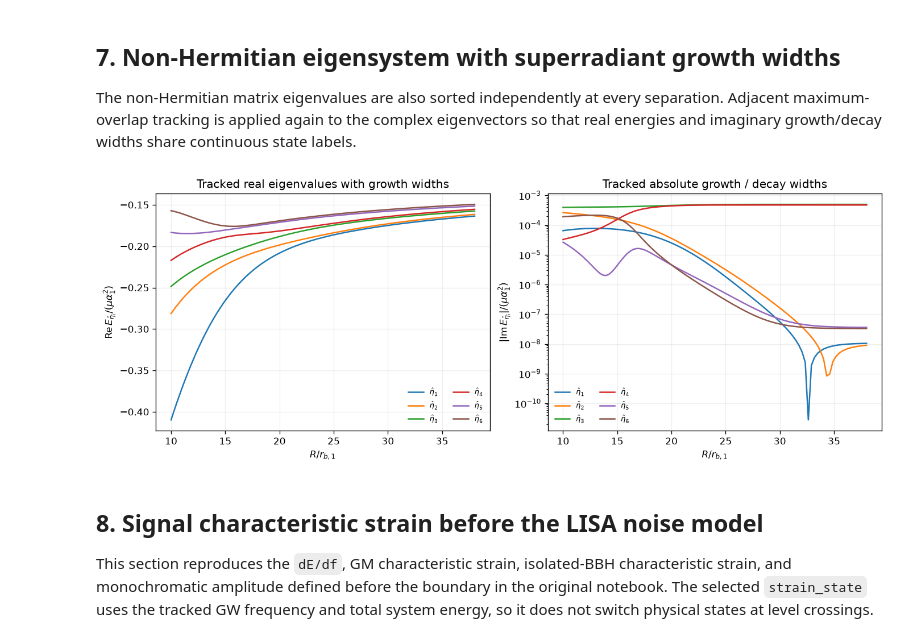
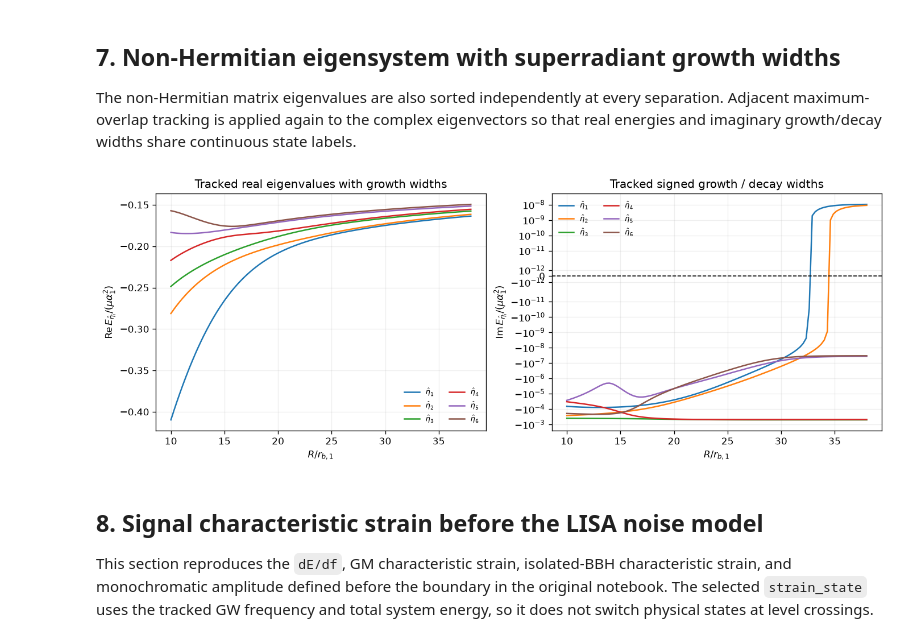
Before and after one commit to davidliuyh/GM, a Jupyter notebook: src/v2/plot.ipynb, the cells around one changed output. Drawn from its saved outputs; the diff is of its cells as text; code cells hidden in the pictures.

```diff
--- a/src/v2/plot.ipynb
+++ b/src/v2/plot.ipynb
@@ -501,36 +501,48 @@ The non-Hermitian matrix eigenvalues are also sorted independently at every sepa
 # %%
 growth_values, growth_vectors = model.eigensystem_with_growth(
     spin_primary=1.0, spin_secondary=1.0
 )
 tracked_growth_values, tracked_growth_vectors, growth_permutations = (
     track_eigensystem(growth_values, growth_vectors)
 )
 tracked_growth_values = tracked_growth_values / scale
 
 fig, growth_axes = plt.subplots(
     1, 2, figsize=(11.5, 4.2), constrained_layout=True
 )
+growth_imaginary = tracked_growth_values.imag
+nonzero_growth_imaginary = np.abs(
+    growth_imaginary[np.nonzero(growth_imaginary)]
+)
+growth_linthresh = (
+    0.1 * float(np.min(nonzero_growth_imaginary))
+    if nonzero_growth_imaginary.size
+    else 1.0e-30
+)
 for state, label in enumerate(state_labels):
     growth_axes[0].plot(x, tracked_growth_values[:, state].real, label=label)
     growth_axes[1].plot(
-        x, np.abs(tracked_growth_values[:, state].imag), label=label
+        x, growth_imaginary[:, state], label=label
     )
 growth_axes[0].set(
     xlabel=r"$R/r_{b,1}$",
     ylabel=r"$\mathrm{Re}\,E_{\hat{\eta}_i}/(\mu\alpha_1^2)$",
     title="Tracked real eigenvalues with growth widths",
 )
 growth_axes[1].set(
     xlabel=r"$R/r_{b,1}$",
-    ylabel=r"$|\mathrm{Im}\,E_{\hat{\eta}_i}|/(\mu\alpha_1^2)$",
-    yscale="log",
-    title="Tracked absolute growth / decay widths",
+    ylabel=r"$\mathrm{Im}\,E_{\hat{\eta}_i}/(\mu\alpha_1^2)$",
+    title="Tracked signed growth / decay widths",
+)
+growth_axes[1].set_yscale("symlog", linthresh=growth_linthresh)
+growth_axes[1].axhline(
+    0.0, color="black", linestyle="--", linewidth=1.0
 )
 for ax in growth_axes:
     ax.legend(fontsize=8, ncol=2)
 plt.show()
 # %% [output]
-[figure, old version]
+[figure, new version]
 # %% [markdown]
 ## 8. Signal characteristic strain before the LISA noise model
 
```
Also changed, not shown: 1 other file.
